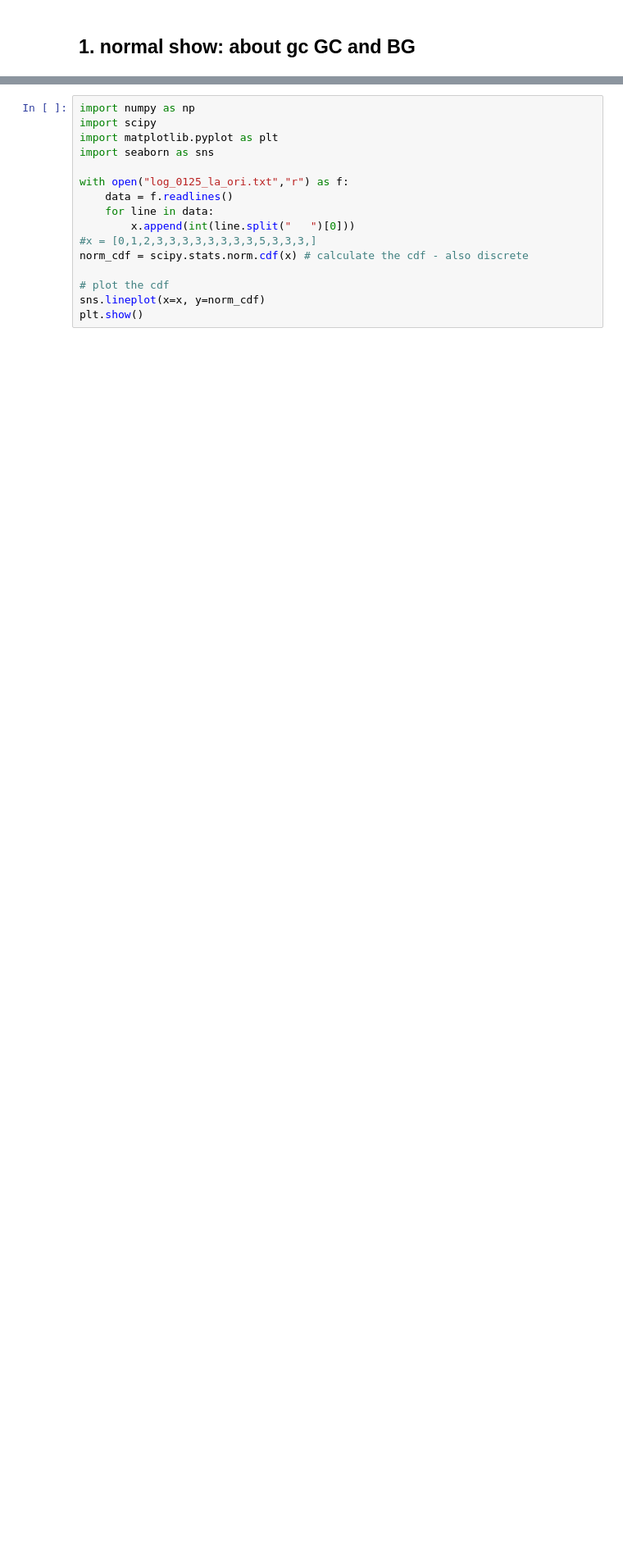
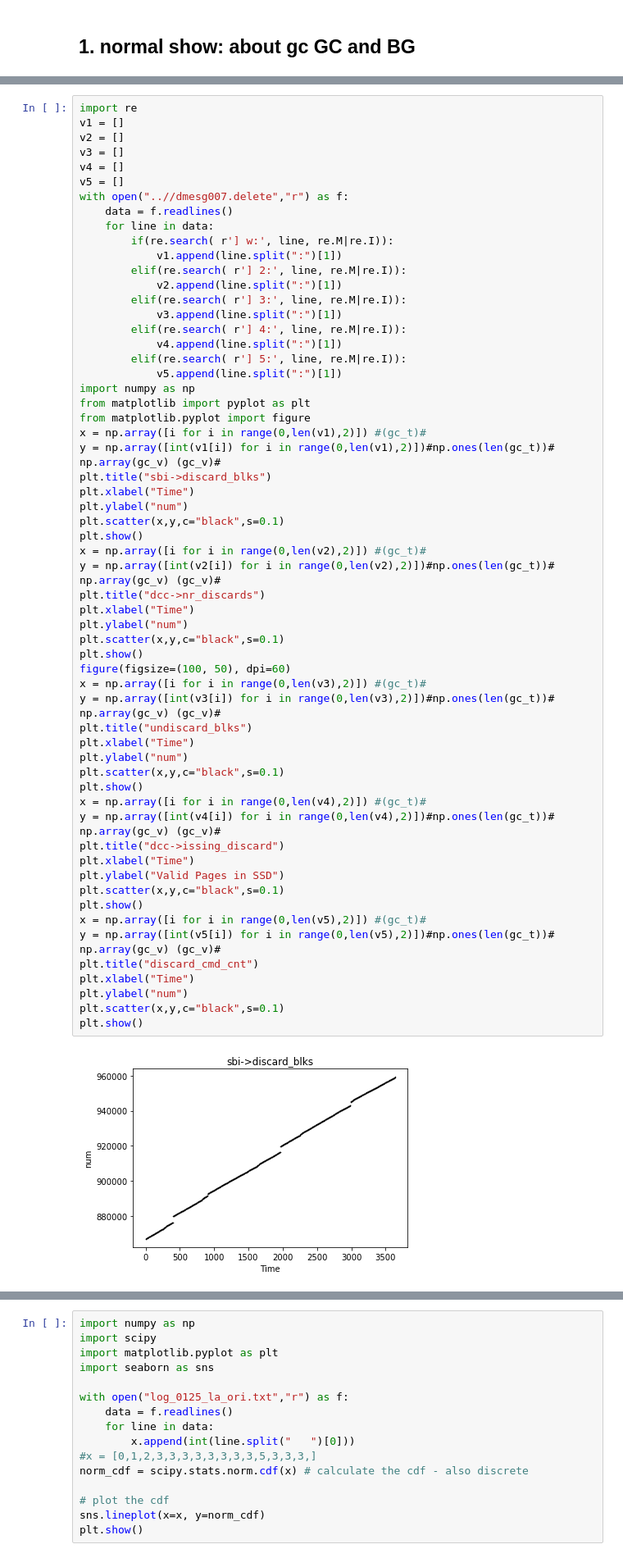
Before and after one commit to watersir/jupyter_experiment_result, a Jupyter notebook: Untitled.ipynb, the cells around one changed output, grey strips where cells are left out. Shown at 82% size. Drawn from its saved outputs; the diff is of its cells as text; blank space fills up the shorter version.

```diff
--- a/Untitled.ipynb
+++ b/Untitled.ipynb
@@ -81,0 +110,61 @@ len BG = 0
+# %%
+import re
+v1 = []
+v2 = []
+v3 = []
+v4 = []
+v5 = []
+with open("..//dmesg007.delete","r") as f:
+    data = f.readlines()
+    for line in data:
+        if(re.search( r'] w:', line, re.M|re.I)):
+            v1.append(line.split(":")[1])
+        elif(re.search( r'] 2:', line, re.M|re.I)):
+            v2.append(line.split(":")[1])
+        elif(re.search( r'] 3:', line, re.M|re.I)):
+            v3.append(line.split(":")[1])
+        elif(re.search( r'] 4:', line, re.M|re.I)):
+            v4.append(line.split(":")[1])
+        elif(re.search( r'] 5:', line, re.M|re.I)):
+            v5.append(line.split(":")[1])
+import numpy as np
+from matplotlib import pyplot as plt
+from matplotlib.pyplot import figure
+x = np.array([i for i in range(0,len(v1),2)]) #(gc_t)#
+y = np.array([int(v1[i]) for i in range(0,len(v1),2)])#np.ones(len(gc_t))# np.array(gc_v) (gc_v)#
+plt.title("sbi->discard_blks")
+plt.xlabel("Time")
+plt.ylabel("num")
+plt.scatter(x,y,c="black",s=0.1)
+plt.show()
+x = np.array([i for i in range(0,len(v2),2)]) #(gc_t)#
+y = np.array([int(v2[i]) for i in range(0,len(v2),2)])#np.ones(len(gc_t))# np.array(gc_v) (gc_v)#
+plt.title("dcc->nr_discards")
+plt.xlabel("Time")
+plt.ylabel("num")
+plt.scatter(x,y,c="black",s=0.1)
+plt.show()
+figure(figsize=(100, 50), dpi=60)
+x = np.array([i for i in range(0,len(v3),2)]) #(gc_t)#
+y = np.array([int(v3[i]) for i in range(0,len(v3),2)])#np.ones(len(gc_t))# np.array(gc_v) (gc_v)#
+plt.title("undiscard_blks")
+plt.xlabel("Time")
+plt.ylabel("num")
+plt.scatter(x,y,c="black",s=0.1)
+plt.show()
+x = np.array([i for i in range(0,len(v4),2)]) #(gc_t)#
+y = np.array([int(v4[i]) for i in range(0,len(v4),2)])#np.ones(len(gc_t))# np.array(gc_v) (gc_v)#
+plt.title("dcc->issing_discard")
+plt.xlabel("Time")
+plt.ylabel("Valid Pages in SSD")
+plt.scatter(x,y,c="black",s=0.1)
+plt.show()
+x = np.array([i for i in range(0,len(v5),2)]) #(gc_t)#
+y = np.array([int(v5[i]) for i in range(0,len(v5),2)])#np.ones(len(gc_t))# np.array(gc_v) (gc_v)#
+plt.title("discard_cmd_cnt")
+plt.xlabel("Time")
+plt.ylabel("num")
+plt.scatter(x,y,c="black",s=0.1)
+plt.show()
+# %% [output]
+[figure, added]
```
Also changed, not shown: parts of 18 cells of this notebook.
